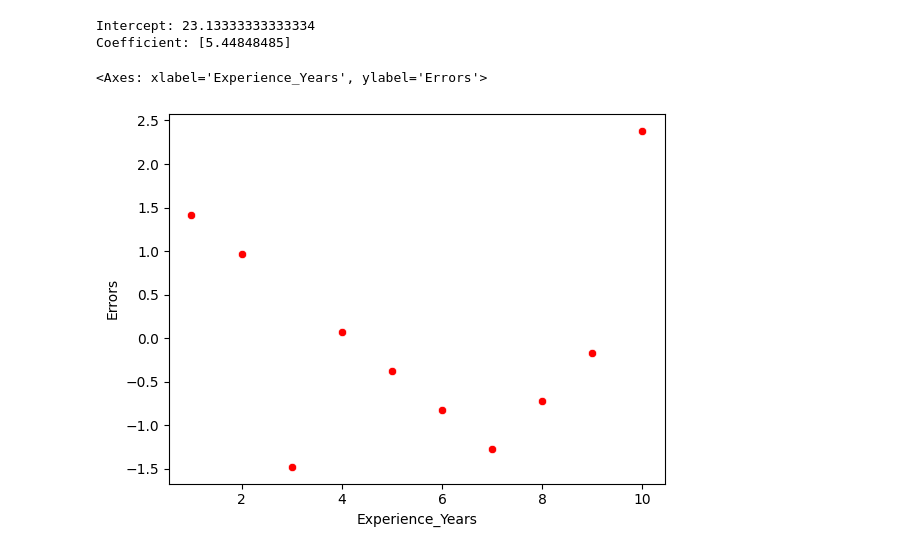
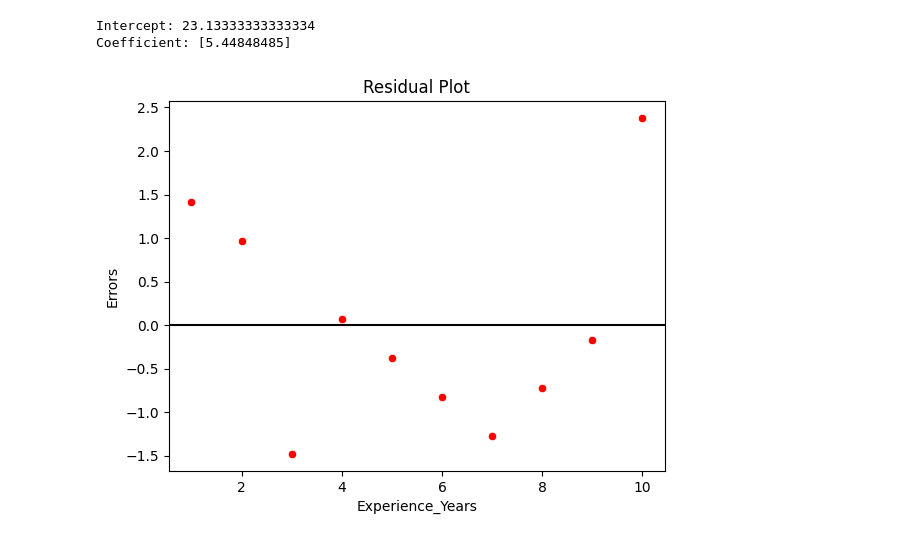
Before and after one commit to Shantaannu/Linear_regression, a Jupyter notebook: notebook/Problem_1.ipynb, the cells around one changed output. Drawn from its saved outputs; the diff is of its cells as text; code cells hidden in the pictures.

Commit message:
Fixing Residual Pattern

```diff
--- a/notebook/Problem_1.ipynb
+++ b/notebook/Problem_1.ipynb
@@ -43,7 +43,9 @@ print("Coefficient:", model.coef_)
 Intercept: 23.13333333333334
 Coefficient: [5.44848485]
 # %%
-sns.scatterplot(data=df, x = 'Experience_Years', y=df['Errors'], color='red')
+sns.scatterplot(data=df, x='Experience_Years', y='Errors', color='red')
+plt.axhline(0, color='black')
+plt.title("Residual Plot")
+plt.show()
 # %% [output]
-<Axes: xlabel='Experience_Years', ylabel='Errors'>
-[figure, old version]
+[figure, new version]
```
Also changed, not shown: parts of 3 cells of this notebook.
